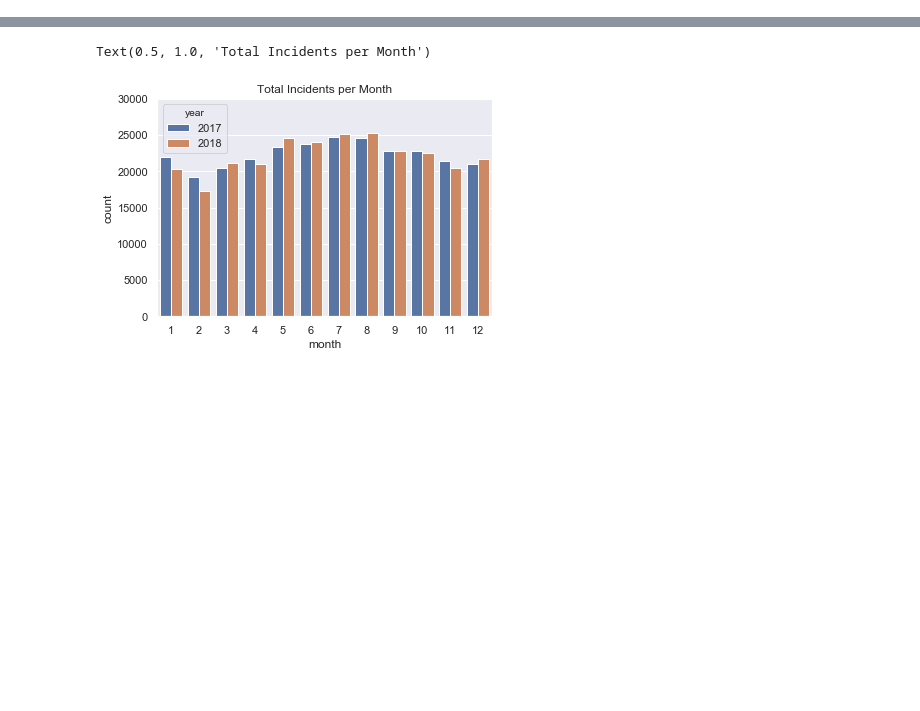
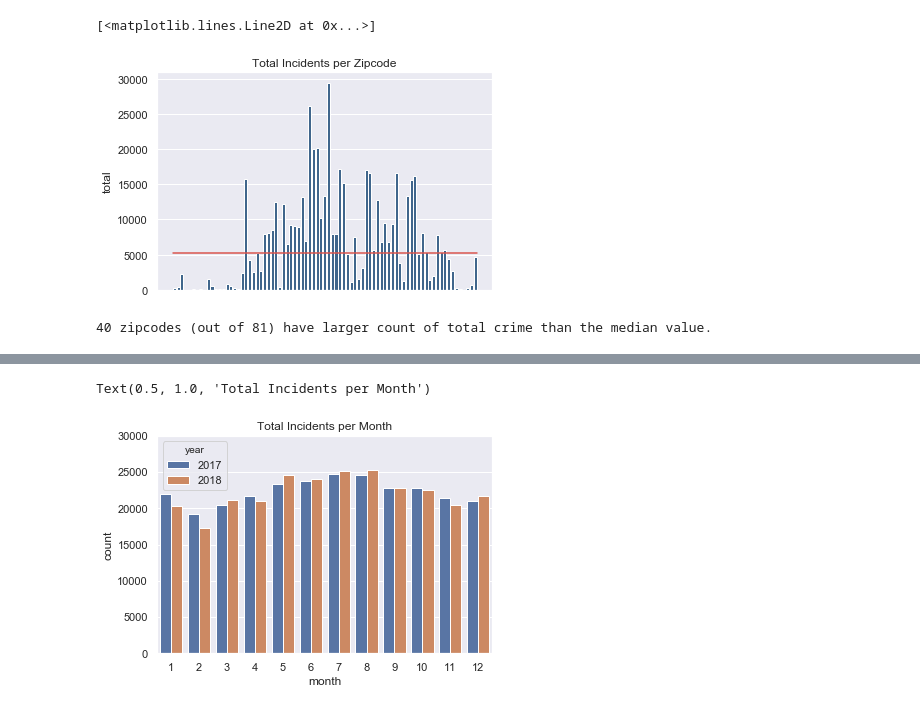
Before and after one commit to jamjensen/ml-pub-policy, a Jupyter notebook: hw1/revised_hw1.ipynb, the cells around one changed output, grey strips where cells are left out. Drawn from its saved outputs; the diff is of its cells as text; code cells hidden in the pictures; blank space fills up the shorter version.

```diff
--- a/hw1/revised_hw1.ipynb
+++ b/hw1/revised_hw1.ipynb
@@ -11,8 +18,11 @@ r = requests.get("https://data.cityofchicago.org/resource/6zsd-86xi.json?$where=
 data = r.json()
 full_df = pd.DataFrame.from_dict(json_normalize(data), orient='columns')
 # %%
-## util functions
 def date_convert(string):
+    '''
+    Converts datetime string into month, day, year format
+        Inputs: datetime string
+    '''
     d = dateutil.parser.parse(string)
 
     return d.strftime('%m/%d/%Y')
@@ -33 +46,18 @@ df_with_zip['date'] = pd.to_datetime(df_with_zip['date'])
 df_with_counts = df_with_zip.groupby(['zipcode','primary_type']).size().unstack().fillna(0)
+# %%
+## Number of Crimes of Each Type
+## Includes line marking the median number of incidents
+total_crime_per_zip = df_with_counts.sum(axis=1).to_frame('total').reset_index()
+ax = sns.barplot(x ='zipcode', y='total', data=total_crime_per_zip, color=(0.2, 0.4, 0.6, 0.6))
+ax.axes.get_xaxis().set_visible(False)
+ax.set_title("Total Incidents per Zipcode")
+med = total_crime_per_zip['total'].median()
+x = ax.axes.get_xlim()
+ax.plot(x, len(x) * [med], sns.xkcd_rgb["pale red"])
+# %% [output]
+[<matplotlib.lines.Line2D at 0x...>]
+[figure, added]
+# %%
+print(len(total_crime_per_zip[total_crime_per_zip['total'] > med]), 'zipcodes (out of 81) have larger count of total crime than the median value.')
+# %% [output]
+40 zipcodes (out of 81) have larger count of total crime than the median value.
```
Also changed, not shown: parts of 31 cells of this notebook.
